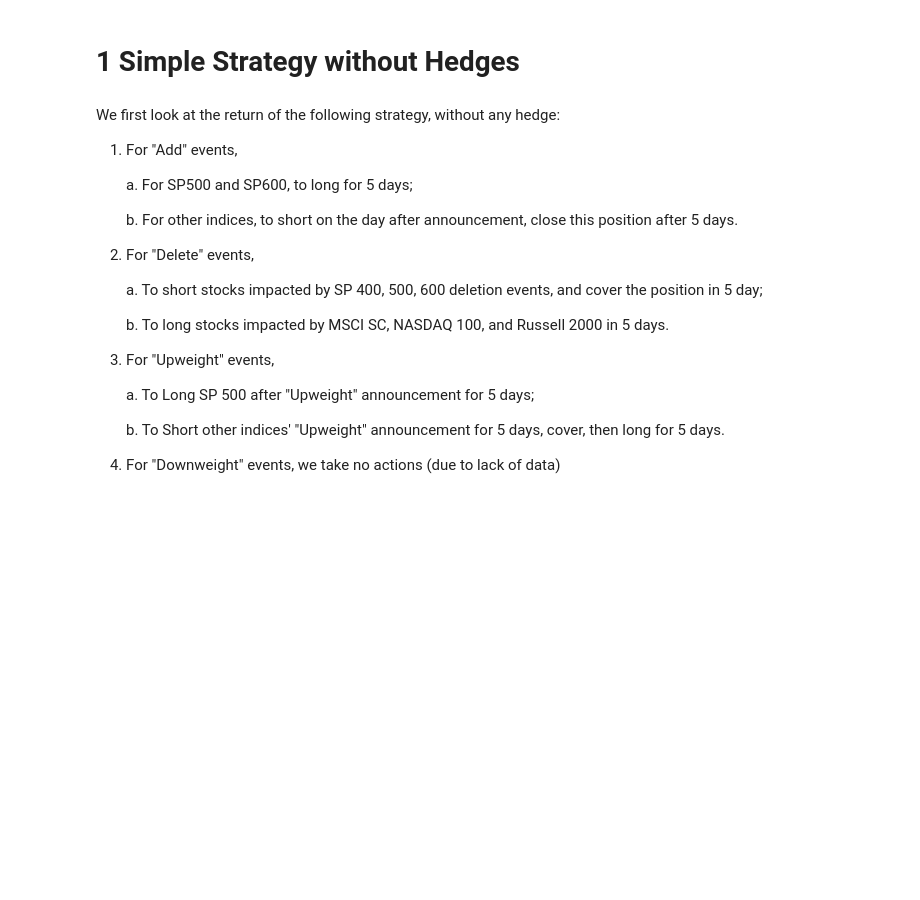
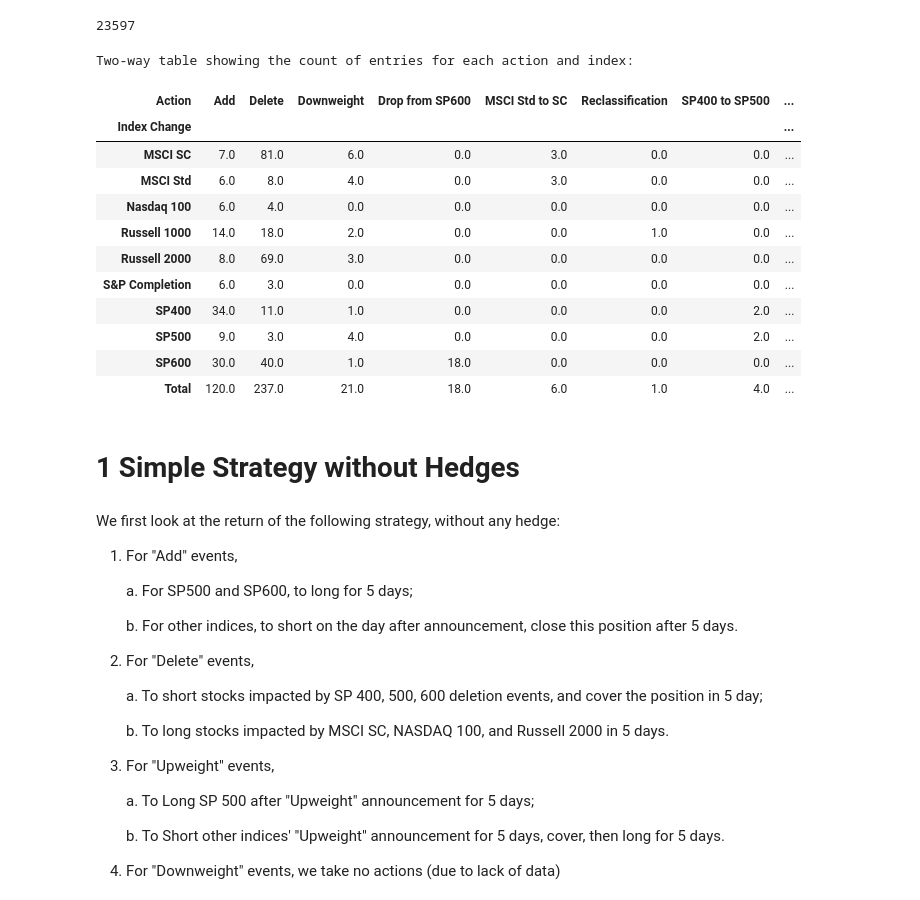
Before and after one commit to mg96729/Equity-Project, a Jupyter notebook: 3 Backtesting.ipynb, the cells around one changed output. Saved outputs shown, nothing was run; the diff lists cells and outputs as text; code cells hidden in the pictures; blank space fills up the shorter version.

```diff
--- a/3 Backtesting.ipynb
+++ b/3 Backtesting.ipynb
@@ -10,10 +10,43 @@ fed_funds = pd.read_csv('D:\GitHub\Equity Project\AB Fed Funds Rate\FEDFUNDS.csv
 
 # Convert date columns to datetime
 price_data['Date'] = pd.to_datetime(price_data['Date'])
-fed_funds['DATE'] = pd.to_datetime(fed_funds['DATE'])
+fed_funds['Date'] = pd.to_datetime(fed_funds['Date'])
 
-# clean duplicates
-price_data = price_data.drop_duplicates(subset=['Ticker', 'Date', 'Action', 'Days from Announce'])
+
+price_data = price_data[(price_data['Days from Announce'] > 0)]
+print(len(price_data))
+# %% [output]
+23597
+# %%
+index_event_data = pd.read_csv('D:\GitHub\Equity Project\B Separating Files for Backtest\Index_Event_Data_After_June_2023.csv')
+
+# Extract and sort the list of unique indices and actions
+indices = sorted(index_event_data['Index Change'].unique())
+cleaned_actions = sorted(index_event_data['Action'].unique())
+
+# Create a two-way table (pivot table)
+two_way_table = pd.pivot_table(index_event_data, values='Ticker', index='Index Change', columns='Action', aggfunc='count', fill_value=0)
+
+two_way_table.loc['Total',:]= two_way_table.sum(axis=0)
+two_way_table.loc[:,'Total'] = two_way_table.sum(axis=1)
+
+# Display the two-way table
+print("\nTwo-way table showing the count of entries for each action and index:")
+two_way_table
+# %% [output]
+Two-way table showing the count of entries for each action and index:
+| Action | Add | Delete | Downweight | Drop from SP600 | MSCI Std to SC | Reclassification | SP400 to SP500 | ... |
+| Index Change |  |  |  |  |  |  |  | ... |
+| MSCI SC | 7.0 | 81.0 | 6.0 | 0.0 | 3.0 | 0.0 | 0.0 | ... |
+| MSCI Std | 6.0 | 8.0 | 4.0 | 0.0 | 3.0 | 0.0 | 0.0 | ... |
+| Nasdaq 100 | 6.0 | 4.0 | 0.0 | 0.0 | 0.0 | 0.0 | 0.0 | ... |
+| Russell 1000 | 14.0 | 18.0 | 2.0 | 0.0 | 0.0 | 1.0 | 0.0 | ... |
+| Russell 2000 | 8.0 | 69.0 | 3.0 | 0.0 | 0.0 | 0.0 | 0.0 | ... |
+| S&P Completion | 6.0 | 3.0 | 0.0 | 0.0 | 0.0 | 0.0 | 0.0 | ... |
+| SP400 | 34.0 | 11.0 | 1.0 | 0.0 | 0.0 | 0.0 | 2.0 | ... |
+| SP500 | 9.0 | 3.0 | 4.0 | 0.0 | 0.0 | 0.0 | 2.0 | ... |
+| SP600 | 30.0 | 40.0 | 1.0 | 18.0 | 0.0 | 0.0 | 0.0 | ... |
+| Total | 120.0 | 237.0 | 21.0 | 18.0 | 6.0 | 1.0 | 4.0 | ... |
 # %% [markdown]
 # 1 Simple Strategy without Hedges
 # %% [markdown]
```
Also changed, not shown: parts of 14 cells of this notebook.
